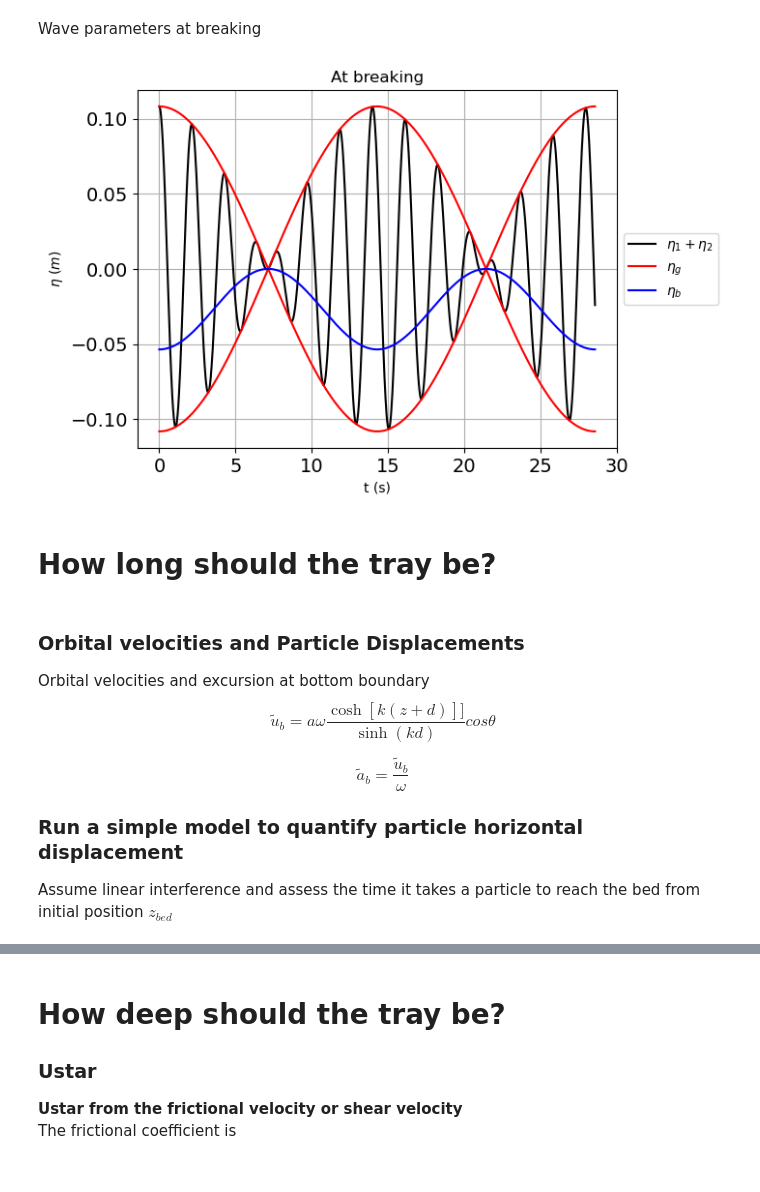
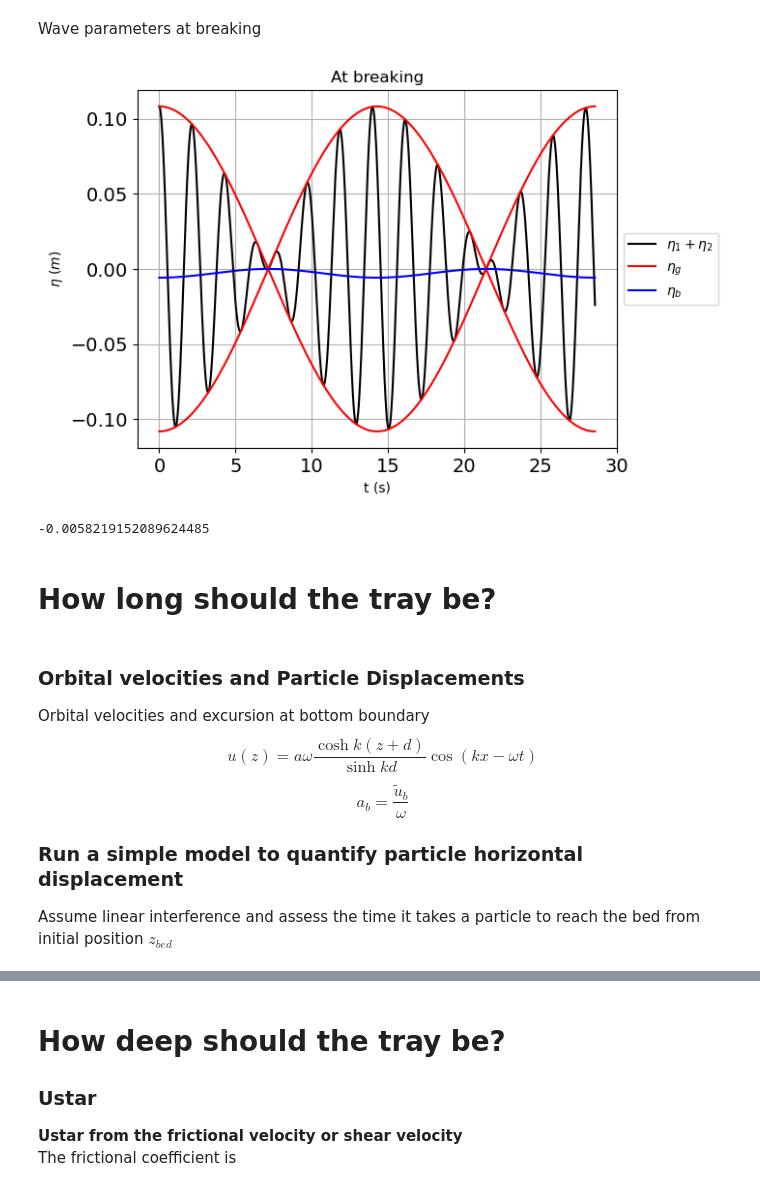
Before and after one commit to chegermiller/sedcolab-stone, a Jupyter notebook: lab-scaling/sediment_tray.ipynb, the cells around one changed output, grey strips where cells are left out. Cells and saved outputs as stored; diff of their text form; code cells hidden in the pictures.

```diff
--- a/lab-scaling/sediment_tray.ipynb
+++ b/lab-scaling/sediment_tray.ipynb
@@ -249,28 +249,32 @@ a2s = shoalcoef * a2
 # %%
 dt = Tg / 1000
 Nt = int(2 * Tg / dt)
 t = np.linspace(0, 2 * Tg, Nt)
 
 eta1 = a1s * np.cos(omega1 * t)
 eta2 = a2s * np.cos(omega2 * t)
 etag = (a1s + a2s) * np.cos(0.5 * omegag * t)
-etab, ab = calc_LH_boundwave(a1s, a2s, f1, f2, hb, t)
+# etab, ab = calc_LH_boundwave(a1s, a2s, f1, f2, hb, t)
+eta = calc_LH_boundwave(a1s, a2s, f1, f2, hb, t)
 
 plt.plot(t, (eta1 + eta2), 'k-', label=r'$\eta_1 + \eta_2$')
 plt.plot(t, etag, 'r-', label=r'$\eta_g$')
 plt.plot(t, -etag, 'r-')
 plt.plot(t, etab, 'b', label=r'$\eta_{b}$')
 plt.title('At breaking')
 plt.axis('tight')
 plt.xlabel('t (s)')
 plt.ylabel(r'$\eta~(m)$')
 plt.legend(loc='center left', bbox_to_anchor=(1, 0.5))
 plt.grid(True)
 plt.xticks(fontsize=ftsz)
 plt.yticks(fontsize=ftsz)
 plt.show()
+
+min(etab)
 # %% [output]
-[figure, old version]
+[figure, new version]
+-0.0058219152089624485
 # %% [markdown]
 # How long should the tray be?
 # %% [markdown]
@@ -278,11 +282,10 @@ plt.show()
 
 Orbital velocities and excursion at bottom boundary
 $$
-\tilde{u}_{b} = a \omega \frac{\cosh [k (z+d)]]}{\sinh (kd)} cos \theta
+u(z) = a \omega \frac{\cosh k (z+d)}{\sinh kd} \cos (k x - \omega t)
 $$
-
 $$
-\tilde{a}_{b} = \frac{\tilde{u}_{b}}{\omega}
+a_{b} = \frac{\tilde{u}_{b}}{\omega}
 $$
 
 ### Run a simple model to quantify particle horizontal displacement
```
Also changed, not shown: parts of 23 cells of this notebook.
